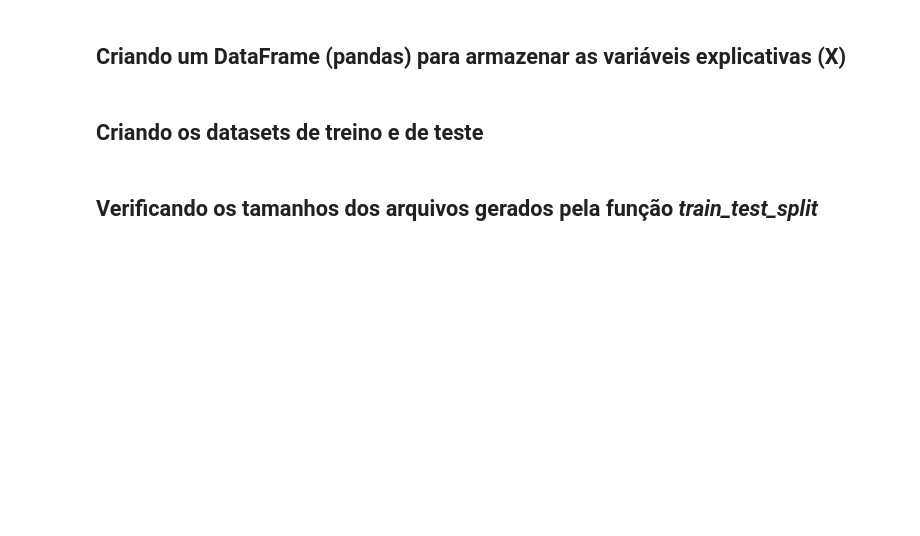
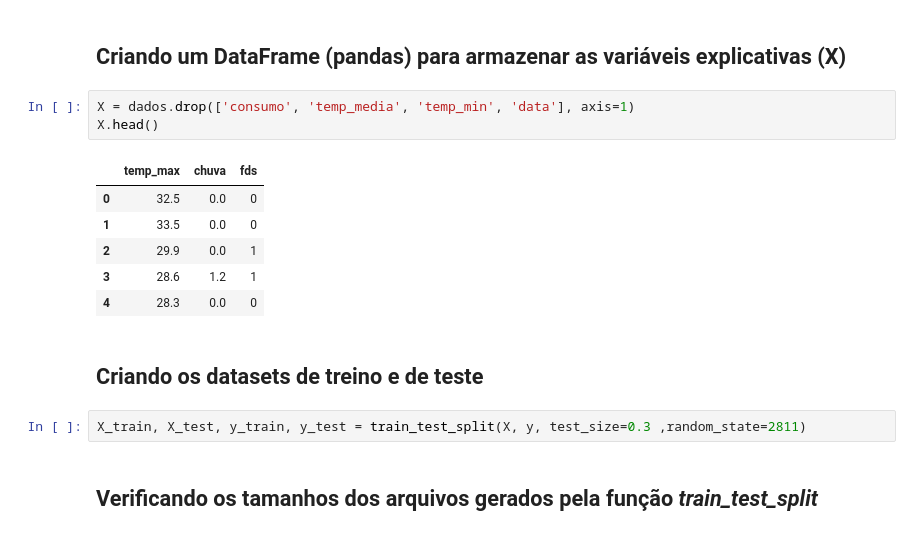
Before and after one commit to LilianeAquino/notebooks_cursos_alura, a Jupyter notebook: Regressão linear/Projeto/Regressão_Linear.ipynb, the cells around one changed output. Cells and saved outputs as stored; diff of their text form; blank space fills up the shorter version.

```diff
--- a/Regressão linear/Projeto/Regressão_Linear.ipynb
+++ b/Regressão linear/Projeto/Regressão_Linear.ipynb
@@ -322,6 +334,18 @@ https://scikit-learn.org/stable/modules/generated/sklearn.model_selection.train_
 # %% [markdown]
 ## Criando um DataFrame (pandas) para armazenar as variáveis explicativas (X)
+# %%
+X = dados.drop(['consumo', 'temp_media', 'temp_min', 'data'], axis=1)
+X.head()
+# %% [output]
+|  | temp_max | chuva | fds |
+| 0 | 32.5 | 0.0 | 0 |
+| 1 | 33.5 | 0.0 | 0 |
+| 2 | 29.9 | 0.0 | 1 |
+| 3 | 28.6 | 1.2 | 1 |
+| 4 | 28.3 | 0.0 | 0 |
 # %% [markdown]
 ## Criando os datasets de treino e de teste
+# %%
+X_train, X_test, y_train, y_test = train_test_split(X, y, test_size=0.3 ,random_state=2811)
 # %% [markdown]
 ## Verificando os tamanhos dos arquivos gerados pela função *train_test_split*
```
Also changed, not shown: parts of 26 cells of this notebook.
